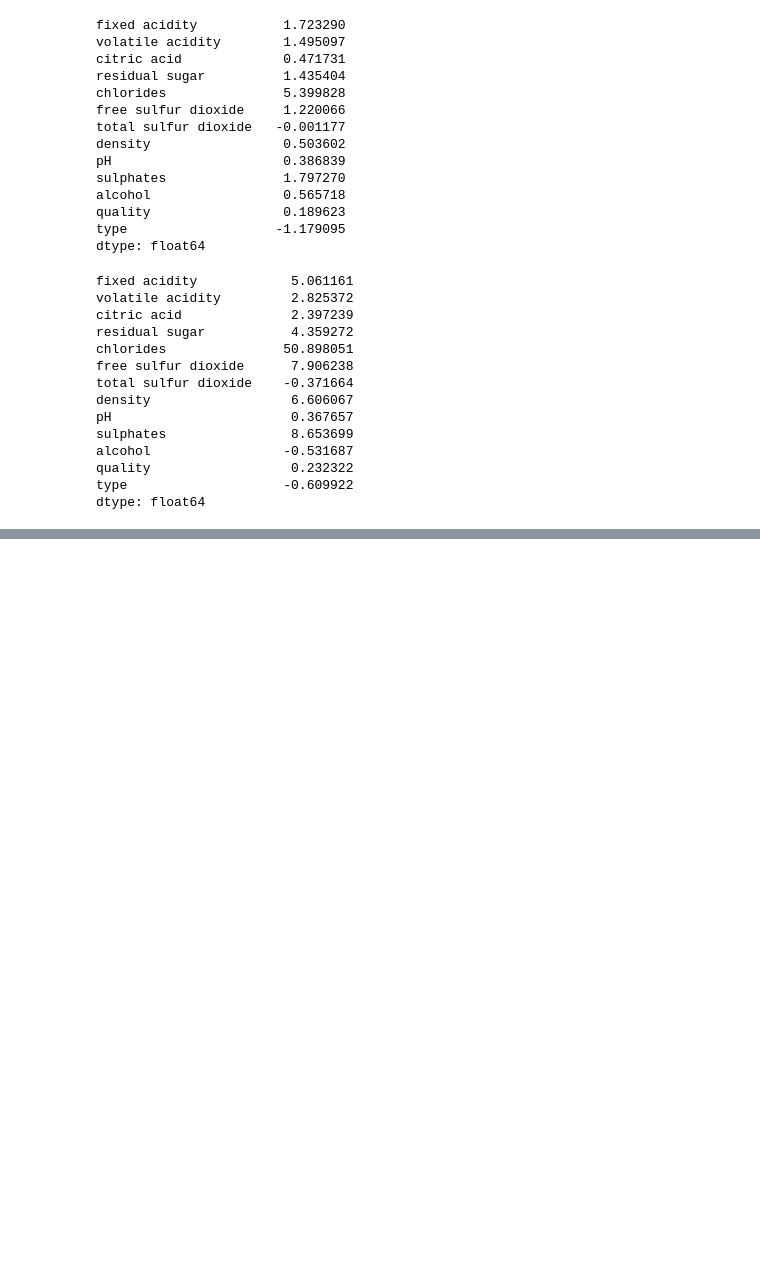
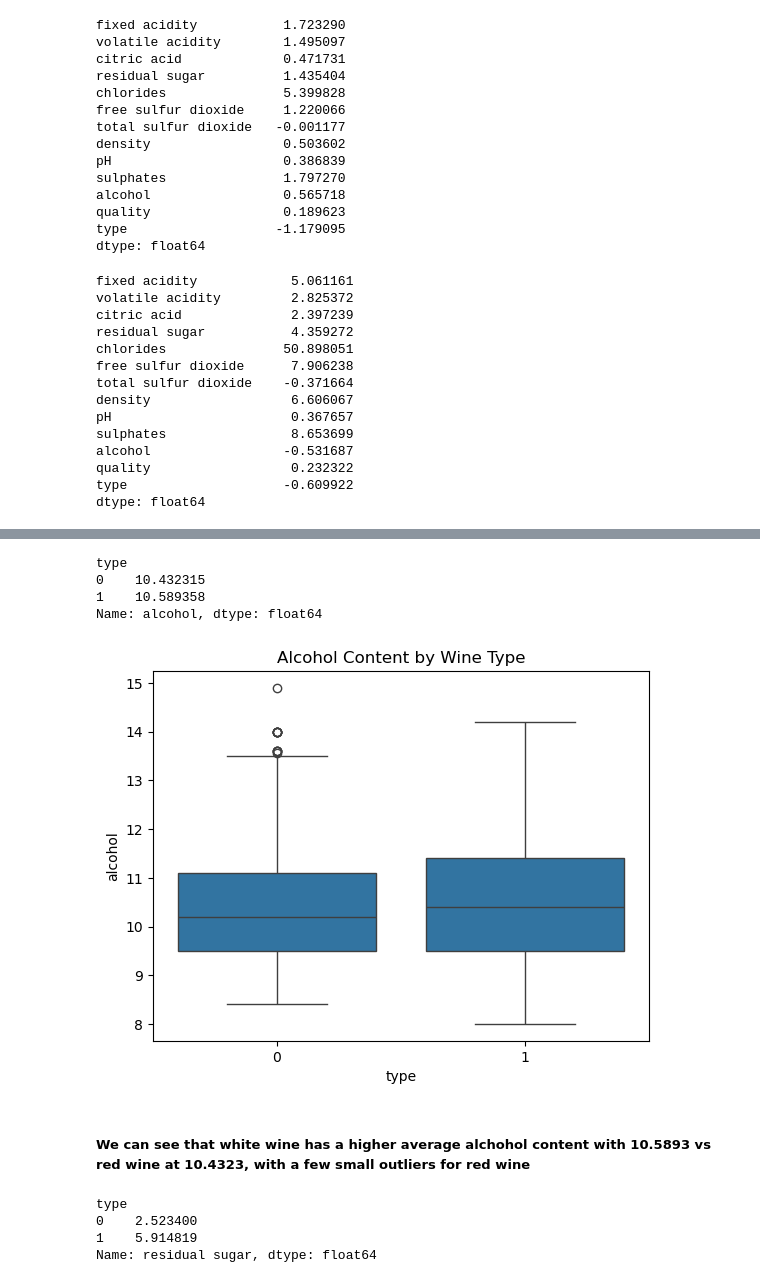
Before and after one commit to Nikolaj1992/MP1-Group9, a Jupyter notebook: MP-2/Code/Wine.ipynb, the cells around one changed output, grey strips where cells are left out. Cells and saved outputs as stored; diff of their text form; code cells hidden in the pictures; blank space fills up the shorter version.

```diff
--- a/MP-2/Code/Wine.ipynb
+++ b/MP-2/Code/Wine.ipynb
@@ -306,0 +327,24 @@ dtype: float64
+# %%
+avg_alcohol = wine_df_clean.groupby('type')['alcohol'].mean()
+print(avg_alcohol)
+# %% [output]
+type
+0    10.432315
+1    10.589358
+Name: alcohol, dtype: float64
+# %%
+sbn.boxplot(x='type', y='alcohol', data=wine_df_clean)
+plt.title('Alcohol Content by Wine Type')
+plt.show()
+# %% [output]
+[figure, added]
+# %% [markdown]
+##### We can see that white wine has a higher average alchohol content with 10.5893 vs red wine at 10.4323, with a few small outliers for red wine
+# %%
+avg_sugar = wine_df_clean.groupby('type')['residual sugar'].mean()
+print(avg_sugar)
+# %% [output]
+type
+0    2.523400
+1    5.914819
+Name: residual sugar, dtype: float64
```
Also changed, not shown: parts of 28 cells of this notebook, 2 other files.
